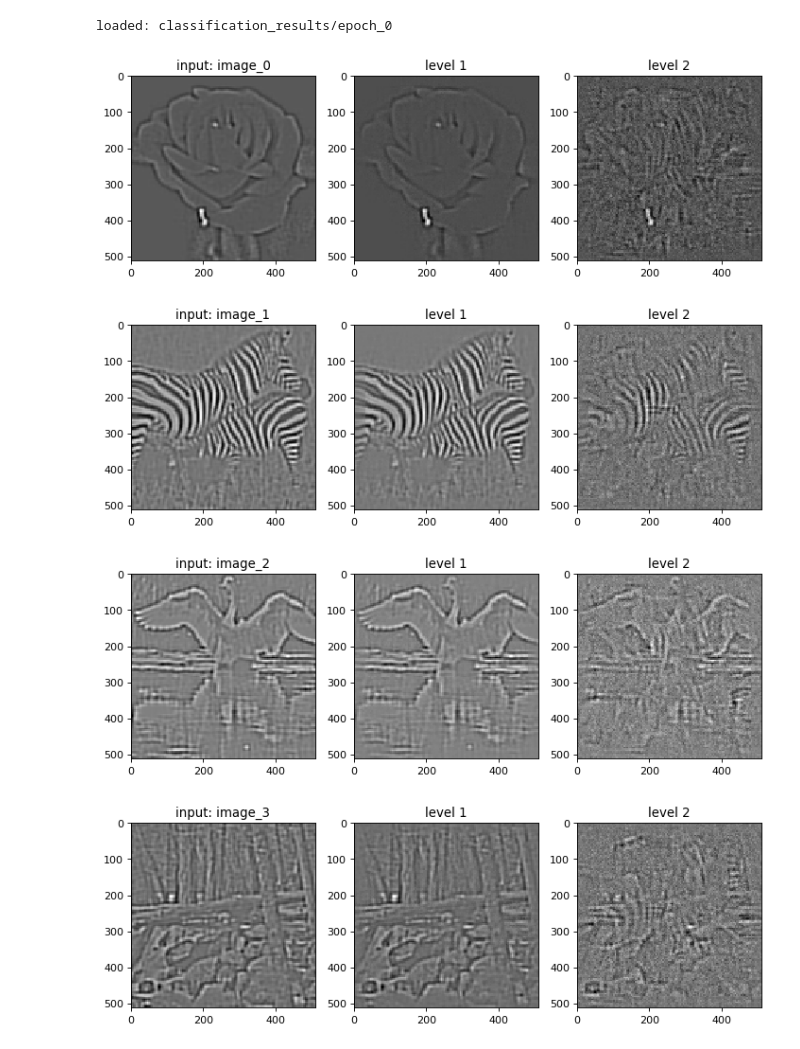
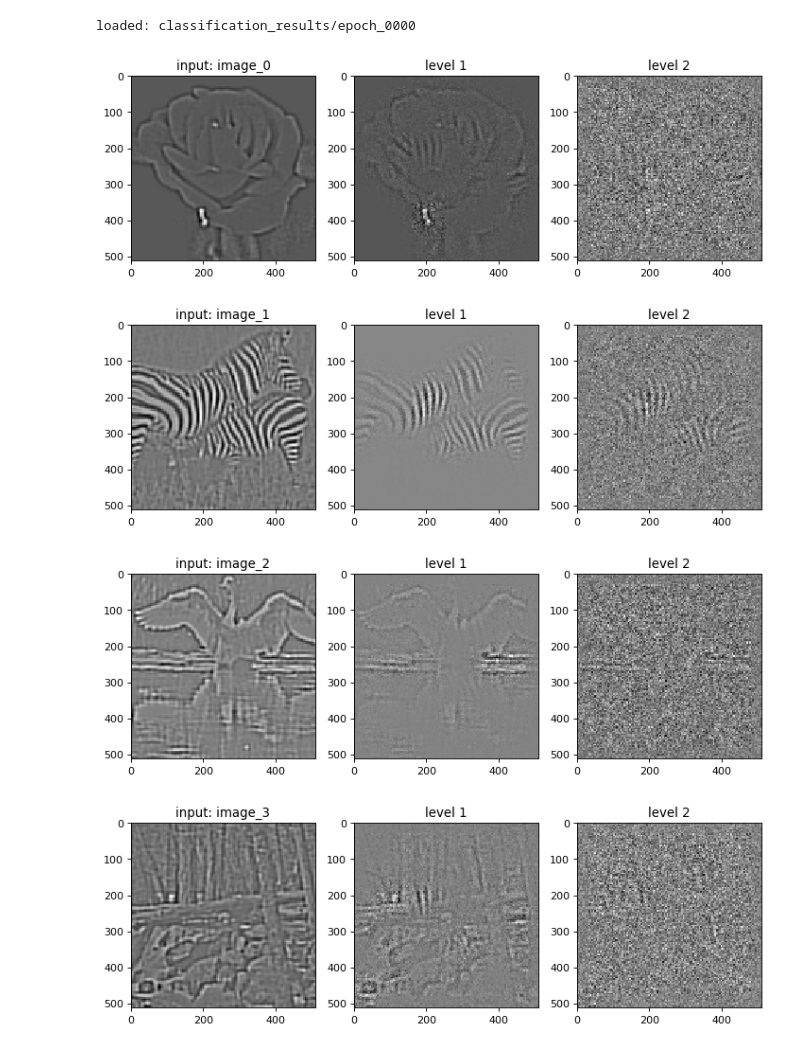
Before and after one commit to timhwang21/predictive_coding, a Jupyter notebook: classification.ipynb, the cells around one changed output. Cells and saved outputs as stored; diff of their text form; code cells hidden in the pictures.

Commit message:
change number of iterations & epochs for classification simulation
* was 100 iterations * 100 epochs
* changed to 10 iterations * 1000 epochs

```diff
--- a/classification.ipynb
+++ b/classification.ipynb
@@ -16,8 +16,11 @@ test_set = Dataset(scale=1.0, shuffle=False, data_dir="./data/images_rao_128x128
                    rf1_x=16, rf1_y=16, rf1_offset_x=8, rf1_offset_y=8,
                    rf1_layout_x=15, rf1_layout_y=15, gauss_mask_sigma=1.0)
 
-iter_n = 100
-epoch_n = 100
+iter_n = 10
+epoch_n = 1000
+
+zero_pad_len = len(str(epoch_n))
+
 model = Model(iteration=iter_n, dataset=test_set)
 # %%
 %%capture
@@ -29,7 +32,7 @@ for i in range(epoch_n):
                         rf1_layout_x=15, rf1_layout_y=15, gauss_mask_sigma=1.0)
     model.train(train_set)
 
-    model.save("classification_results/epoch_{}".format(i))
+    model.save("classification_results/epoch_{:0>{}d}".format(i, zero_pad_len))
 # %%
 %%capture
 
@@ -38,8 +41,8 @@ for i in range(epoch_n):
 results = {"epoch": [], "target_v": [], "response_v": [], "target_i": [], "response_i": [], "accuracy": []}
 
 for i in range(epoch_n):
-    if i % 10 == 9:
-        model.load("classification_results/epoch_{}".format(i))
+    if i % 50 == 49:
+        model.load("classification_results/epoch_{:0>{}d}".format(i, zero_pad_len))
 
         for j in range(len(test_set.rf2_patches)):
             inputs = test_set.get_rf1_patches(j)
@@ -87,39 +90,39 @@ for i in range(vector_len):
 # %%
-model.load("classification_results/epoch_0")
+model.load("classification_results/epoch_{:0>{}d}".format(0, zero_pad_len))
 
 for i in range(len(test_set.filtered_images)):
     filtered_img = test_set.filtered_images[i]
     filtered_img = cv2.resize(filtered_img, None, fx=4, fy=4, interpolation=cv2.INTER_NEAREST)
     filtered_img = cv2.normalize(src=filtered_img, dst=None, alpha=0, beta=255, norm_type=cv2.NORM_MINMAX, dtype=cv2.CV_8U)
 
     inputs = test_set.get_rf1_patches(i)
     label = test_set.labels[i]
     r1, r2, r3, e1, e2, e3 = model.apply_input(inputs, label, training=False)
     level1_img = model.reconstruct(r1, level=1)
     level2_img = model.reconstruct(r2, level=2)
     level1_img = cv2.resize(level1_img, None, fx=4, fy=4, interpolation=cv2.INTER_NEAREST)
     level2_img = cv2.resize(level2_img, None, fx=4, fy=4, interpolation=cv2.INTER_NEAREST)
     level1_img = cv2.normalize(src=level1_img, dst=None, alpha=0, beta=255, norm_type=cv2.NORM_MINMAX, dtype=cv2.CV_8U)
     level2_img = cv2.normalize(src=level2_img, dst=None, alpha=0, beta=255, norm_type=cv2.NORM_MINMAX, dtype=cv2.CV_8U)
 
     plt.figure(figsize=(9, 3), dpi=80)
 
     plt.subplot(131)
     plt.title("input: image_{}".format(i))
     plt.imshow(filtered_img, cmap="gray")
 
     plt.subplot(132)
     plt.title("level 1")
     plt.imshow(level1_img, cmap="gray")
 
     plt.subplot(133)
     plt.title("level 2")
     plt.imshow(level2_img, cmap="gray")
 
     plt.tight_layout()
 # %% [output]
-loaded: classification_results/epoch_0
+loaded: classification_results/epoch_0000
-[figure, old version]
+[figure, new version]
-[figure, old version]
+[figure, new version]
-[figure, old version]
+[figure, new version]
-[figure, old version]
+[figure, new version]
```
Also changed, not shown: parts of 3 cells of this notebook.
